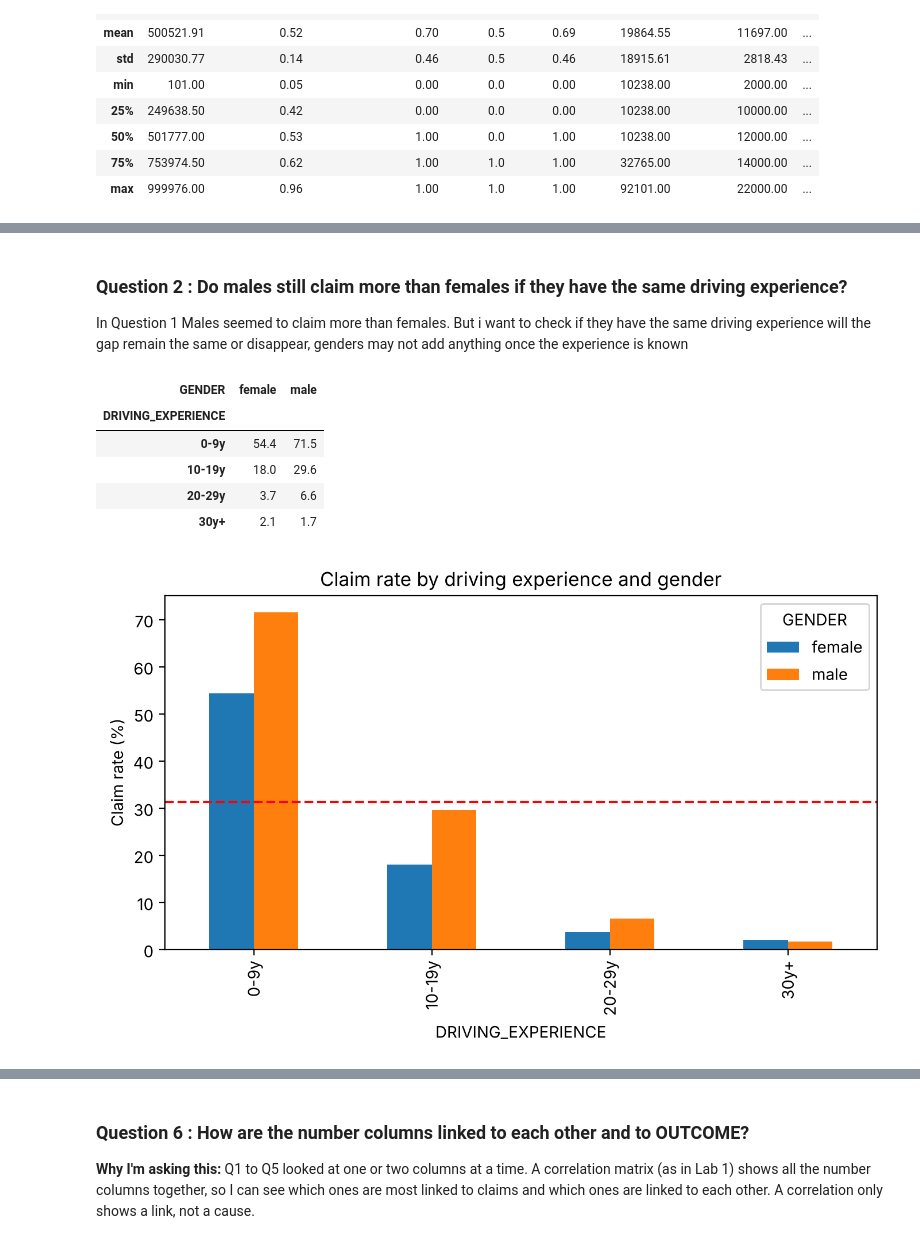
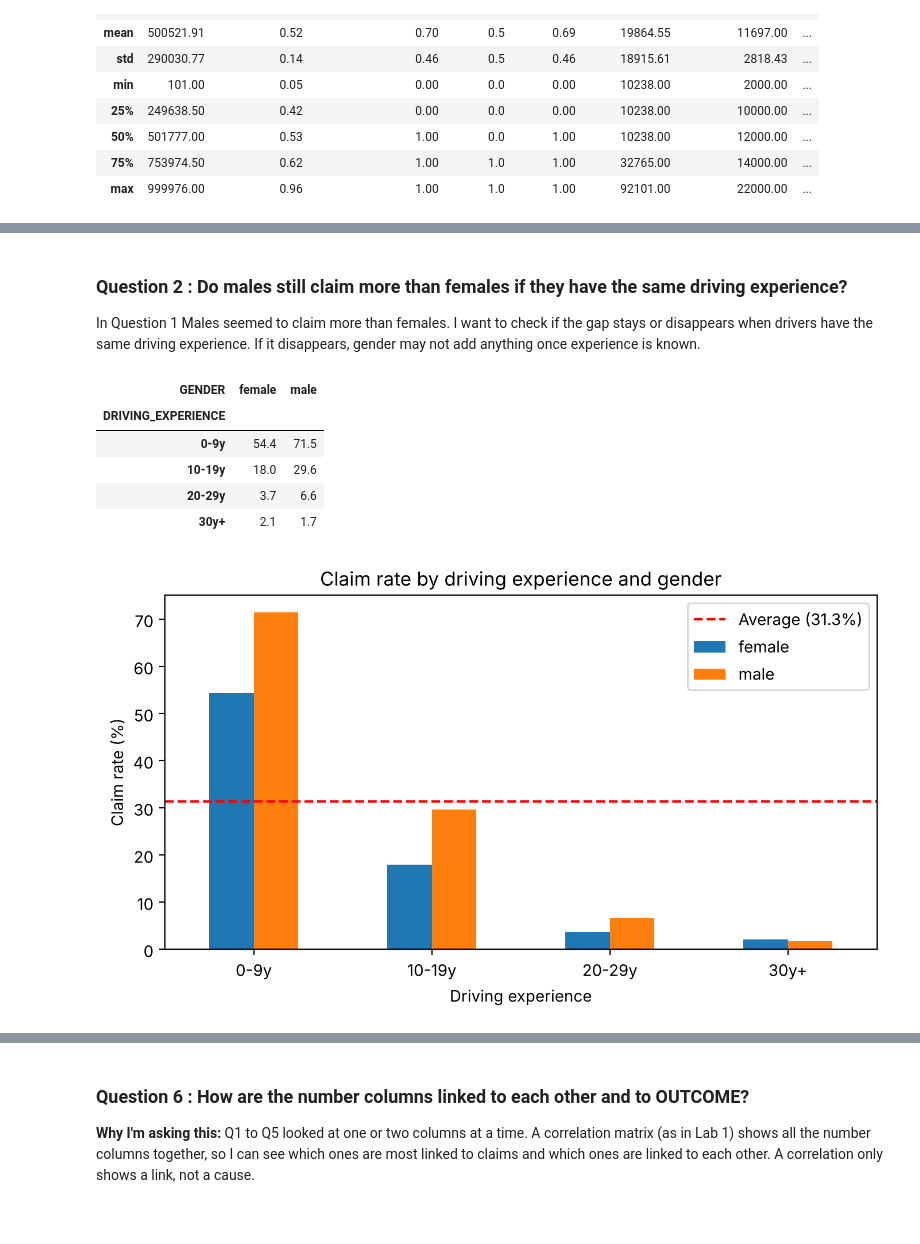
Before and after one commit to EronBaftjari/CA2_DataAnalytics, a Jupyter notebook: notebooks/T00253602_Baftjari_CA2_Notebook.ipynb, the cells around one changed output, grey strips where cells are left out. Saved outputs shown, nothing was run; the diff lists cells and outputs as text; code cells hidden in the pictures.

```diff
--- a/notebooks/T00253602_Baftjari_CA2_Notebook.ipynb
+++ b/notebooks/T00253602_Baftjari_CA2_Notebook.ipynb
@@ -310,28 +299,30 @@ So i cant be for definite which one of these columns actually is likely to cause
 # %% [markdown]
 
 ### Question 2 : Do males still claim more than females if they have the same driving experience?
-In Question 1 Males seemed to claim more than females. But i want to check if they have the same driving experience will the gap remain the same or disappear, genders may not add anything once the experience is known
+In Question 1 Males seemed to claim more than females. I want to check if the gap stays or disappears when drivers have the same driving experience. If it disappears, gender may not add anything once experience is known.
 # %%
 gender_table = pd.crosstab(index=df["DRIVING_EXPERIENCE"],
                            columns=df["GENDER"],
                            values=df["OUTCOME"],
                            aggfunc="mean") * 100
 display(gender_table.round(1))
 
 
-gender_table.plot(kind="bar", figsize=(8, 4))
-plt.axhline(overall_rate, color="red", linestyle="--")
+gender_table.plot(kind="bar", figsize=(8, 4), rot=0)
+plt.axhline(overall_rate, color="red", linestyle="--", label=f"Average ({overall_rate:.1f}%)")
+plt.xlabel("Driving experience")
 plt.ylabel("Claim rate (%)")
+plt.legend()
 plt.title("Claim rate by driving experience and gender")
 plt.show()
 # %% [output]
 | GENDER | female | male |
 | DRIVING_EXPERIENCE |  |  |
 | 0-9y | 54.4 | 71.5 |
 | 10-19y | 18.0 | 29.6 |
 | 20-29y | 3.7 | 6.6 |
 | 30y+ | 2.1 | 1.7 |
-[figure, old version]
+[figure, new version]
 # %% [markdown]
 
 **What these Show**
```
Also changed, not shown: parts of 33 cells of this notebook.
